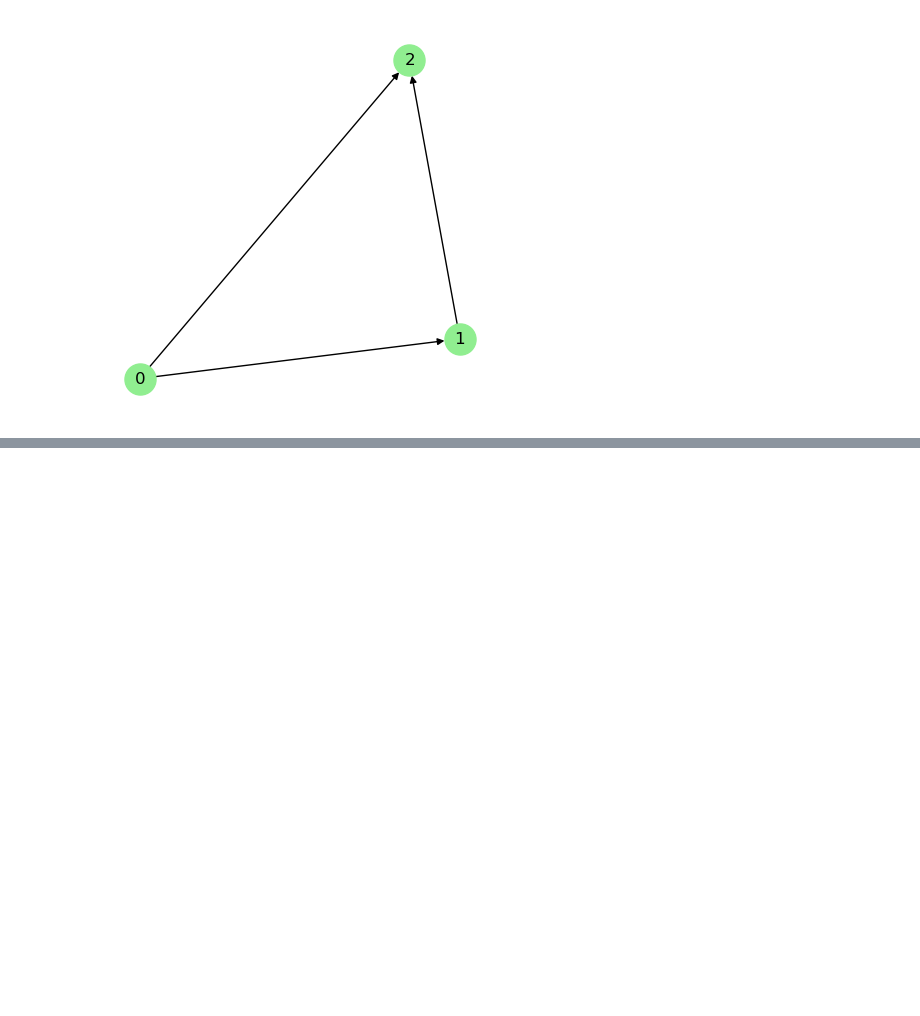
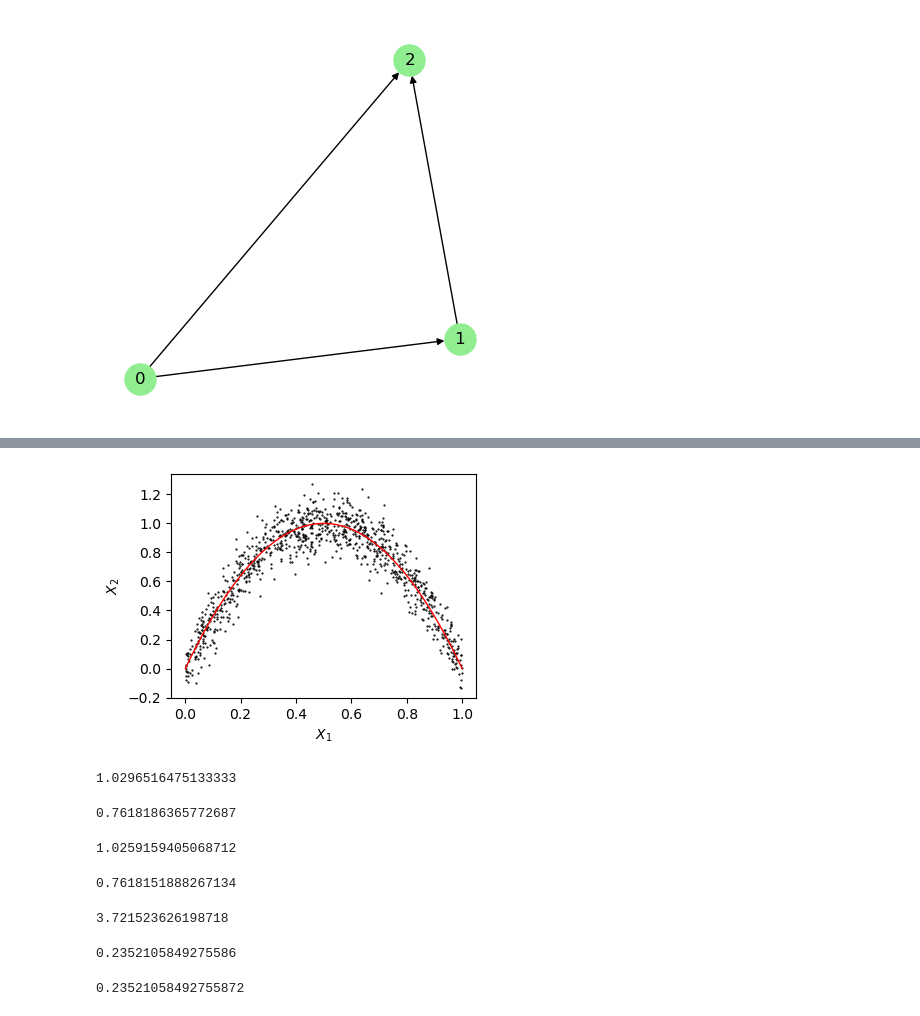
Before and after one commit to jonasbruhub/Analysis-of-Production-flow-systems-with-focus-on-industry, a Jupyter notebook: Simulations and code/Graphexamples.ipynb, the cells around one changed output, grey strips where cells are left out. Drawn from its saved outputs; the diff is of its cells as text; code cells hidden in the pictures; blank space fills up the shorter version.

```diff
--- a/Simulations and code/Graphexamples.ipynb
+++ b/Simulations and code/Graphexamples.ipynb
@@ -58,0 +158,25 @@ plt.savefig(graphics_path + "/graph example wo hidden", bbox_inches='tight')
+# %%
+U1 = scipy.stats.uniform.rvs(0,1,n_samples)
+U2 = -4*(U1-0.5)**2 + 1 + scipy.stats.norm.rvs(size = U1.__len__())*0.1
+
+
+plt.figure(figsize=(4,3))
+plt.scatter(U1,U2, s = 0.3, c = "black")
+
+x1 = np.linspace(0,1,1000)
+x2 = 1 - 4 * (x1-0.5)**2
+
+plt.plot(x1,x2, c="red",linewidth=1)
+
+plt.xlabel(r"$X_1$")
+plt.ylabel(r"$X_2$")
+
+plt.tight_layout()
+
+plt.savefig
+
+graphics_path = "C:/Users/jonas/Git/Analysis-of-Production-flow-systems-with-focus-on-industry/Latex Thesis/figures/Mutual information figures"
+plt.savefig(graphics_path + "/parabola example", bbox_inches='tight')
+plt.savefig(graphics_path + "/parabola example.pdf", bbox_inches='tight')
+# %% [output]
+[figure, added]
@@ -58,0 +209,28 @@ plt.savefig(graphics_path + "/graph example wo hidden", bbox_inches='tight')
+# %%
+MI
+# %% [output]
+1.0296516475133333
+# %%
+Hy
+# %% [output]
+0.7618186365772687
+# %%
+(f_parabola(xx,yy,sigma)  * np.log(f_y_parabola(xx,yy,sigma) )).sum()* dx*dy
+# %% [output]
+1.0259159405068712
+# %%
+-( f_parabola(xx,yy,sigma)  * f_parabola_log(xx,yy,sigma) ).sum()* dx*dy
+# %% [output]
+0.7618151888267134
+# %%
+np.log(np.sqrt(2*np.pi)*sigma) +0.5
+# %% [output]
+3.721523626198718
+# %%
+f_parabola(xx,yy,sigma).sum() * dx*dy
+# %% [output]
+0.2352105849275586
+# %%
+f_y_parabola(xx,yy,sigma).sum()*dx*dy
+# %% [output]
+0.23521058492755872
```
Also changed, not shown: parts of 10 cells of this notebook, 33 other files.
